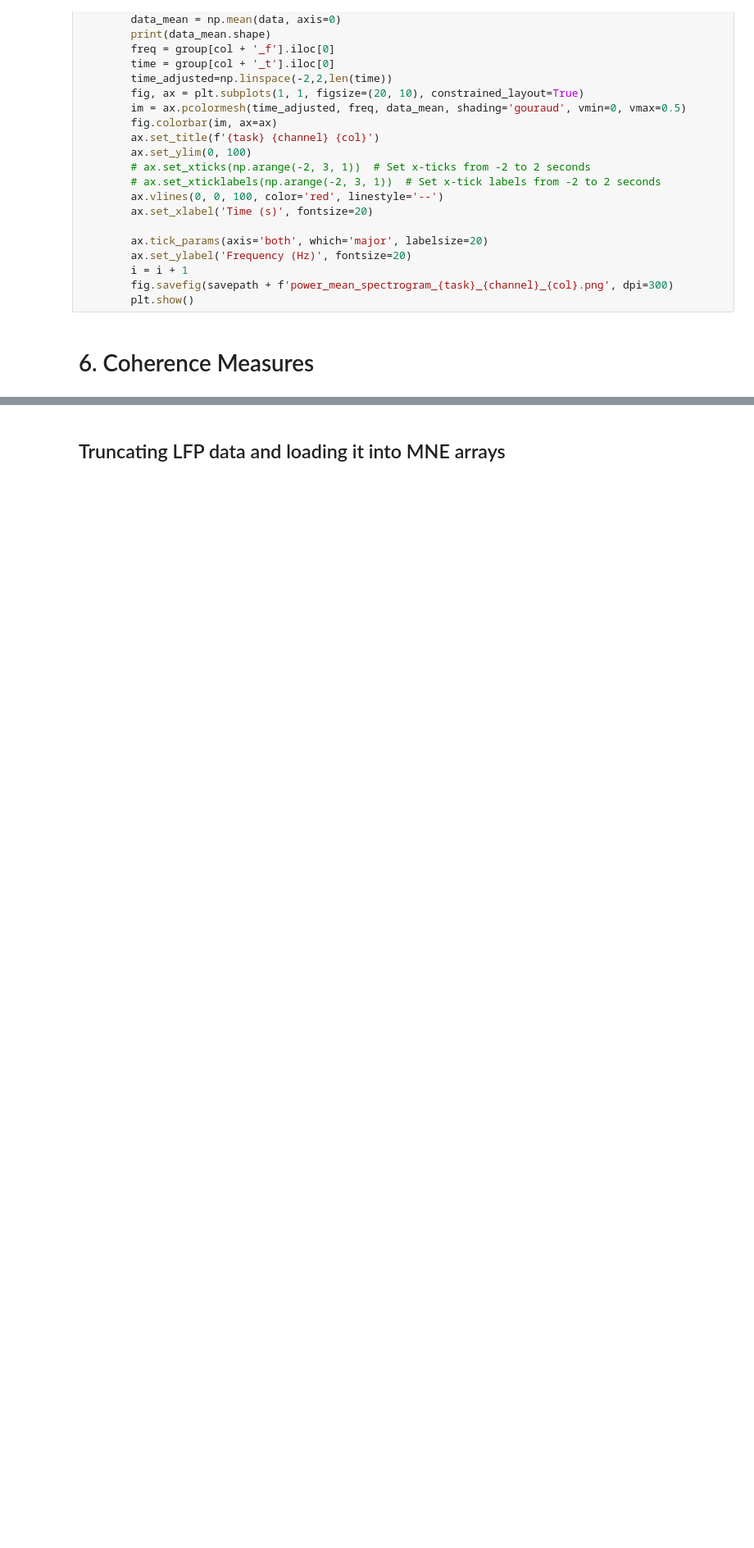
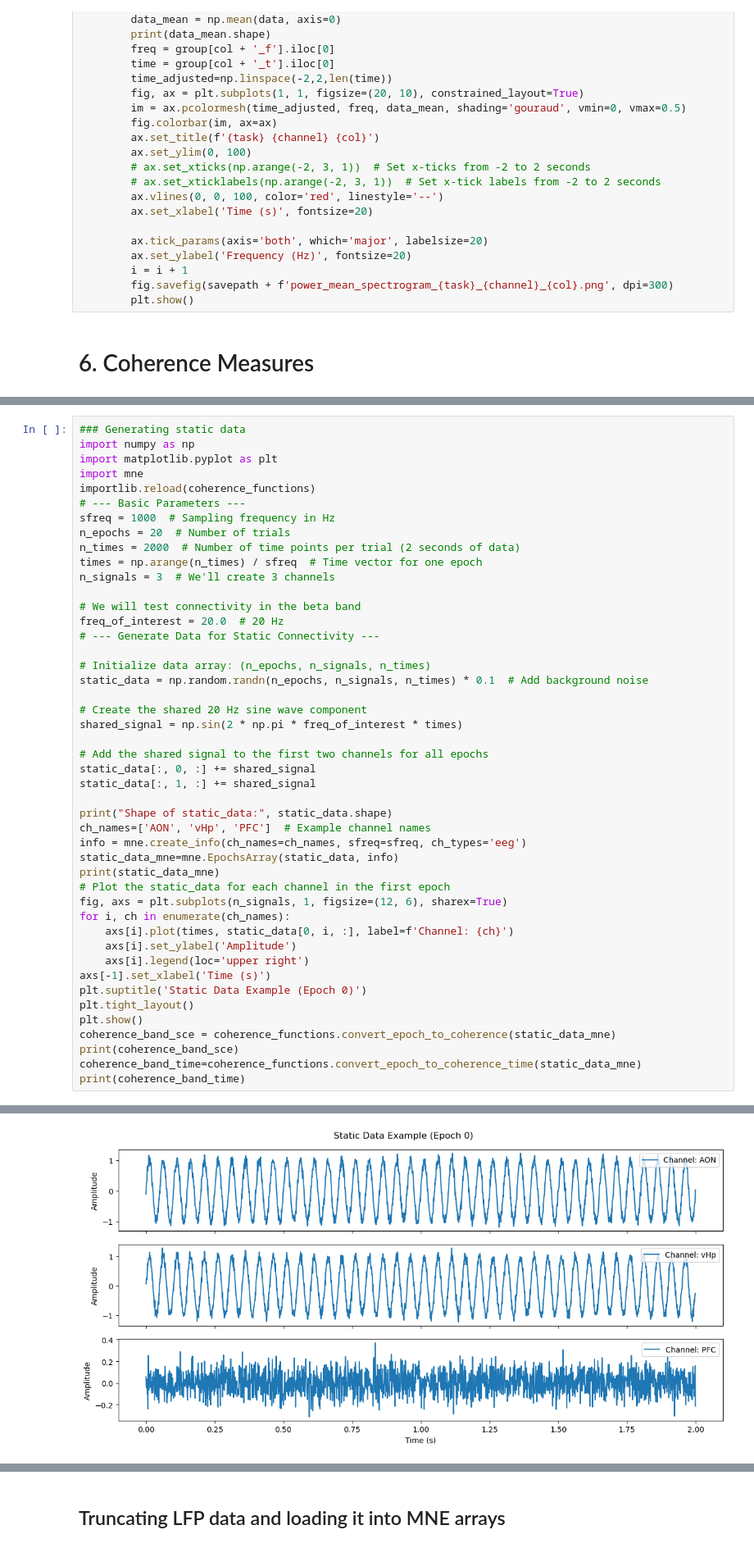
Before and after one commit to namanagrawal97/cpl_analysis_naman, a Jupyter notebook: 00_complete_analysis_truncated.ipynb, the cells around one changed output, grey strips where cells are left out. Shown at 82% size. Drawn from its saved outputs; the diff is of its cells as text; blank space fills up the shorter version.

Commit message:
testing coherence functions

```diff
--- a/00_complete_analysis_truncated.ipynb
+++ b/00_complete_analysis_truncated.ipynb
@@ -830,0 +833,47 @@ for (task, channel), group in power_spec_df_grouped:
+# %%
+### Generating static data
+import numpy as np
+import matplotlib.pyplot as plt
+import mne
+importlib.reload(coherence_functions)
+# --- Basic Parameters ---
+sfreq = 1000  # Sampling frequency in Hz
+n_epochs = 20  # Number of trials
+n_times = 2000  # Number of time points per trial (2 seconds of data)
+times = np.arange(n_times) / sfreq  # Time vector for one epoch
+n_signals = 3  # We'll create 3 channels
+
+# We will test connectivity in the beta band
+freq_of_interest = 20.0  # 20 Hz
+# --- Generate Data for Static Connectivity ---
+
+# Initialize data array: (n_epochs, n_signals, n_times)
+static_data = np.random.randn(n_epochs, n_signals, n_times) * 0.1  # Add background noise
+
+# Create the shared 20 Hz sine wave component
+shared_signal = np.sin(2 * np.pi * freq_of_interest * times)
+
+# Add the shared signal to the first two channels for all epochs
+static_data[:, 0, :] += shared_signal
+static_data[:, 1, :] += shared_signal
+
+print("Shape of static_data:", static_data.shape)
+ch_names=['AON', 'vHp', 'PFC']  # Example channel names
+info = mne.create_info(ch_names=ch_names, sfreq=sfreq, ch_types='eeg')
+static_data_mne=mne.EpochsArray(static_data, info)
+print(static_data_mne)
+# Plot the static_data for each channel in the first epoch
+fig, axs = plt.subplots(n_signals, 1, figsize=(12, 6), sharex=True)
+for i, ch in enumerate(ch_names):
+    axs[i].plot(times, static_data[0, i, :], label=f'Channel: {ch}')
+    axs[i].set_ylabel('Amplitude')
+    axs[i].legend(loc='upper right')
+axs[-1].set_xlabel('Time (s)')
+plt.suptitle('Static Data Example (Epoch 0)')
+plt.tight_layout()
+plt.show()
+coherence_band_sce = coherence_functions.convert_epoch_to_coherence(static_data_mne)
+print(coherence_band_sce)
+coherence_band_time=coherence_functions.convert_epoch_to_coherence_time(static_data_mne)
+print(coherence_band_time)
+# %% [output]
@@ -830,0 +887 @@ for (task, channel), group in power_spec_df_grouped:
+[figure, added]
```
Also changed, not shown: parts of 2 cells of this notebook, 1 other file.
